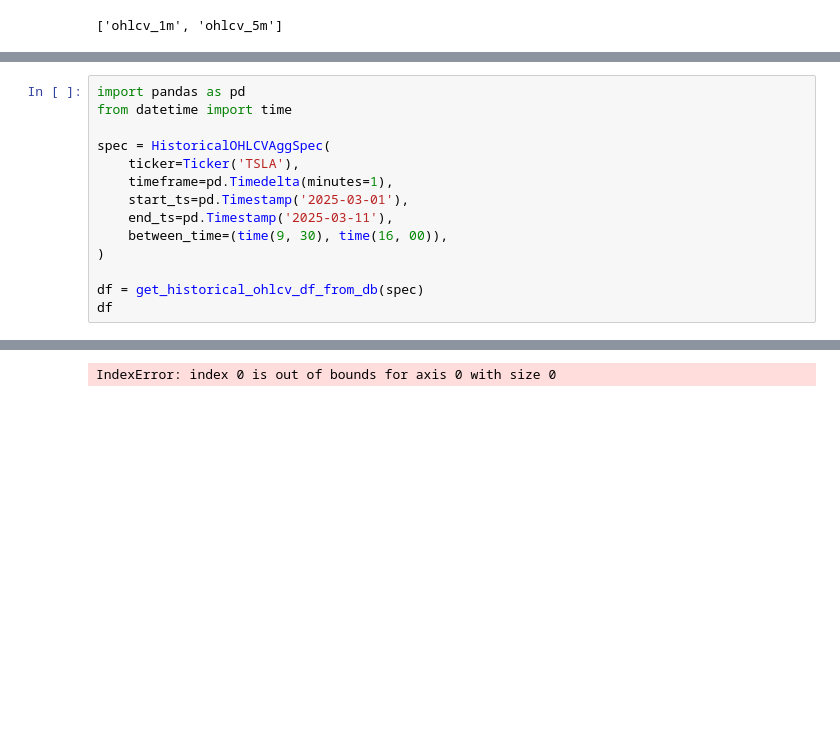
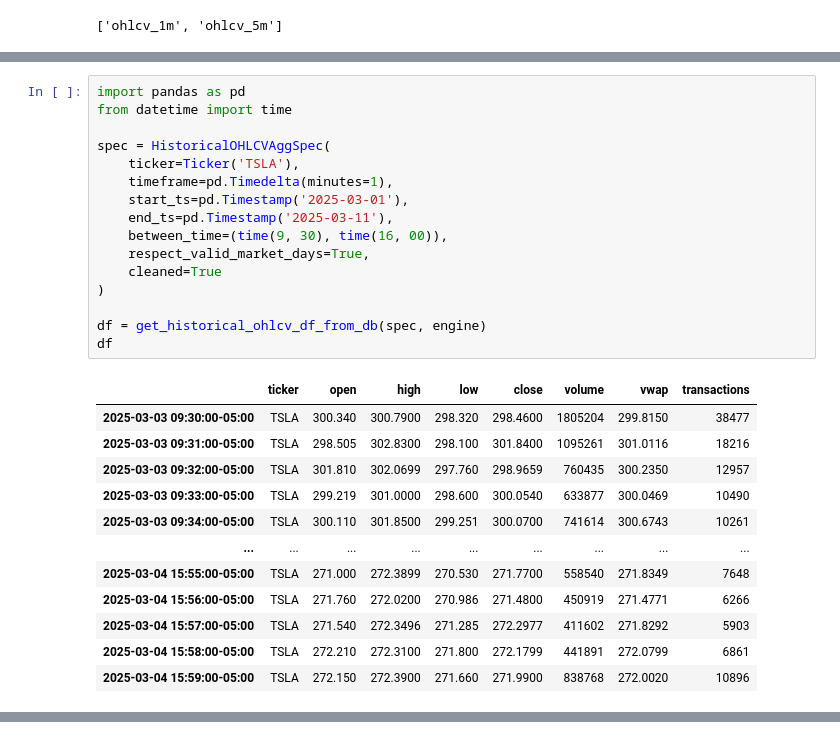
Before and after one commit to PhantomResearch/phantom-core, a Jupyter notebook: dev/dev.ipynb, the cells around one changed output, grey strips where cells are left out. Cells and saved outputs as stored; diff of their text form; blank space fills up the shorter version.

```diff
--- a/dev/dev.ipynb
+++ b/dev/dev.ipynb
@@ -29,15 +37,29 @@ from phantom_core.database.utils.get_ohlcv import get_historical_ohlcv_df_from_d
 # %%
 import pandas as pd
 from datetime import time
 
 spec = HistoricalOHLCVAggSpec(
     ticker=Ticker('TSLA'),
     timeframe=pd.Timedelta(minutes=1),
     start_ts=pd.Timestamp('2025-03-01'),
     end_ts=pd.Timestamp('2025-03-11'),
     between_time=(time(9, 30), time(16, 00)),
+    respect_valid_market_days=True,
+    cleaned=True
 )
 
-df = get_historical_ohlcv_df_from_db(spec)
+df = get_historical_ohlcv_df_from_db(spec, engine)
 df
 # %% [output]
+|  | ticker | open | high | low | close | volume | vwap | transactions |
+| 2025-03-03 09:30:00-05:00 | TSLA | 300.340 | 300.7900 | 298.320 | 298.4600 | 1805204 | 299.8150 | 38477 |
+| 2025-03-03 09:31:00-05:00 | TSLA | 298.505 | 302.8300 | 298.100 | 301.8400 | 1095261 | 301.0116 | 18216 |
+| 2025-03-03 09:32:00-05:00 | TSLA | 301.810 | 302.0699 | 297.760 | 298.9659 | 760435 | 300.2350 | 12957 |
+| 2025-03-03 09:33:00-05:00 | TSLA | 299.219 | 301.0000 | 298.600 | 300.0540 | 633877 | 300.0469 | 10490 |
+| 2025-03-03 09:34:00-05:00 | TSLA | 300.110 | 301.8500 | 299.251 | 300.0700 | 741614 | 300.6743 | 10261 |
+| ... | ... | ... | ... | ... | ... | ... | ... | ... |
+| 2025-03-04 15:55:00-05:00 | TSLA | 271.000 | 272.3899 | 270.530 | 271.7700 | 558540 | 271.8349 | 7648 |
+| 2025-03-04 15:56:00-05:00 | TSLA | 271.760 | 272.0200 | 270.986 | 271.4800 | 450919 | 271.4771 | 6266 |
+| 2025-03-04 15:57:00-05:00 | TSLA | 271.540 | 272.3496 | 271.285 | 272.2977 | 411602 | 271.8292 | 5903 |
+| 2025-03-04 15:58:00-05:00 | TSLA | 272.210 | 272.3100 | 271.800 | 272.1799 | 441891 | 272.0799 | 6861 |
+| 2025-03-04 15:59:00-05:00 | TSLA | 272.150 | 272.3900 | 271.660 | 271.9900 | 838768 | 272.0020 | 10896 |
@@ -49 +66,0 @@ df
-IndexError: index 0 is out of bounds for axis 0 with size 0
```
Also changed, not shown: parts of 5 cells of this notebook, 4 other files.
